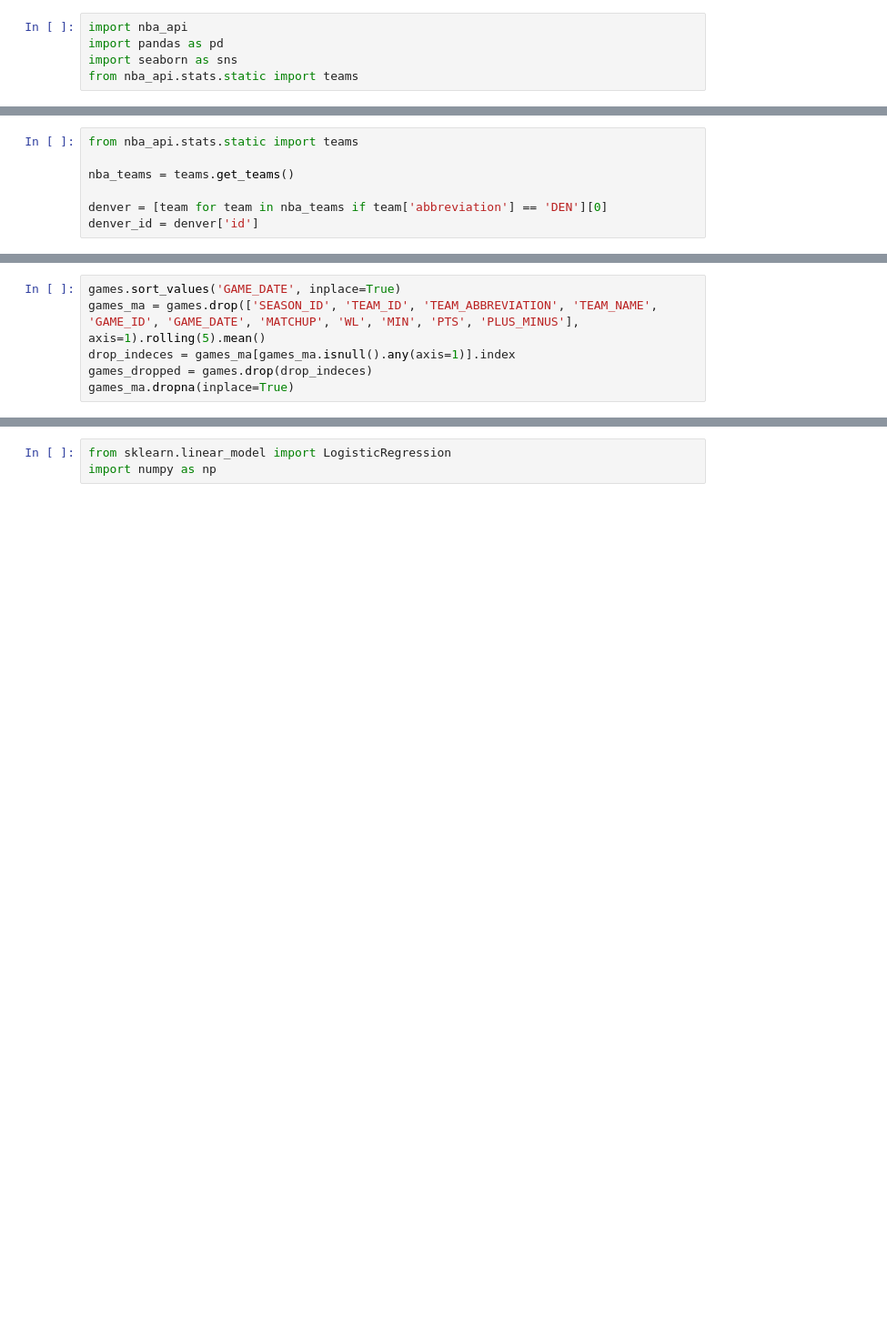
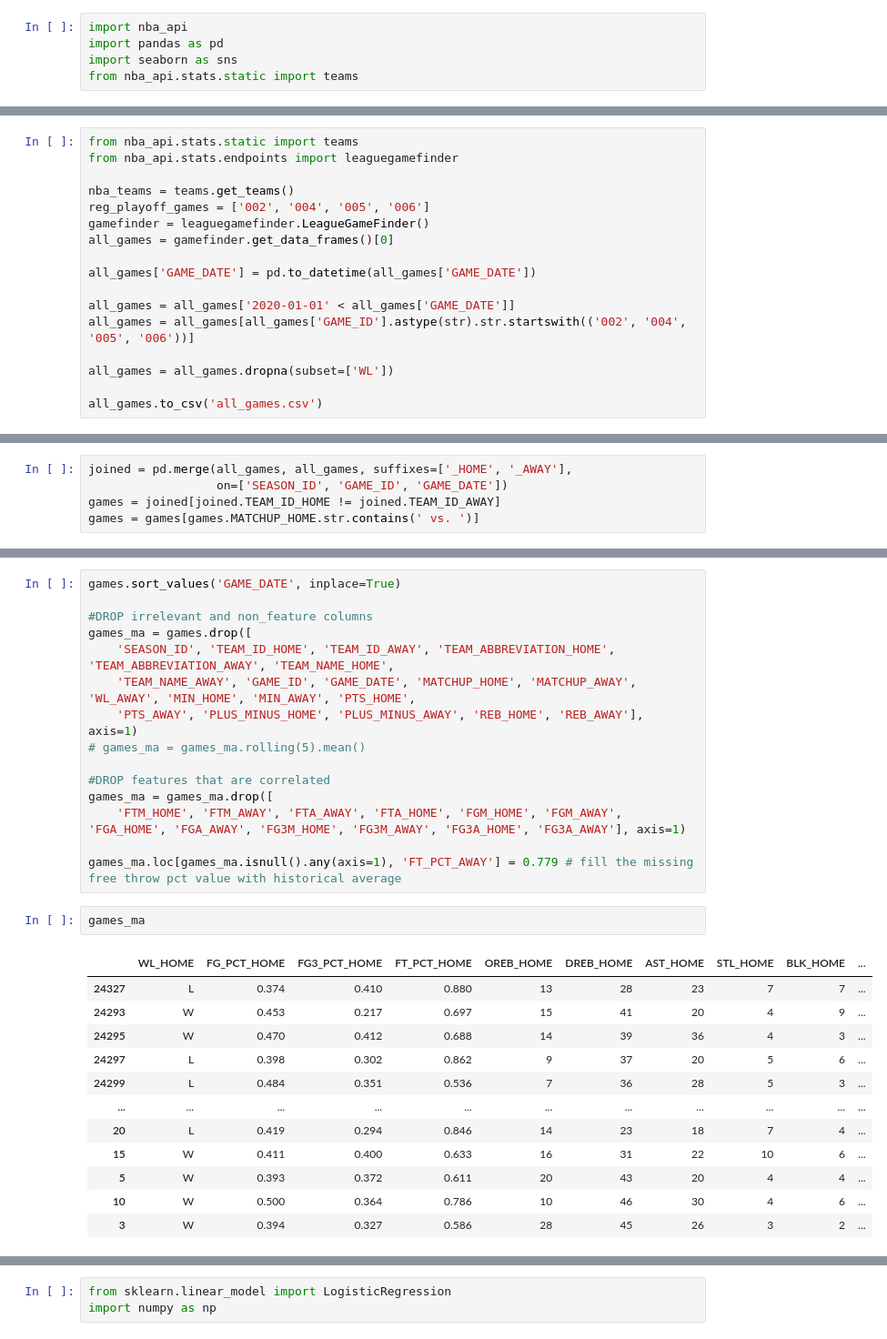
Before and after one commit to joncokisler/nba_odds_prediction_analysis, a Jupyter notebook: notebooks/team_win_loss_model.ipynb, the cells around one changed output, grey strips where cells are left out. Shown at 91% size. Cells and saved outputs as stored; diff of their text form; blank space fills up the shorter version.

Commit message:
concatanate team stats by game to HOME and AWAY

```diff
--- a/notebooks/team_win_loss_model.ipynb
+++ b/notebooks/team_win_loss_model.ipynb
@@ -6,7 +15,17 @@ from nba_api.stats.static import teams
 # %%
 from nba_api.stats.static import teams
+from nba_api.stats.endpoints import leaguegamefinder
 
 nba_teams = teams.get_teams()
+reg_playoff_games = ['002', '004', '005', '006']
+gamefinder = leaguegamefinder.LeagueGameFinder()
+all_games = gamefinder.get_data_frames()[0]
 
-denver = [team for team in nba_teams if team['abbreviation'] == 'DEN'][0]
-denver_id = denver['id']
+all_games['GAME_DATE'] = pd.to_datetime(all_games['GAME_DATE'])
+
+all_games = all_games['2020-01-01' < all_games['GAME_DATE']]
+all_games = all_games[all_games['GAME_ID'].astype(str).str.startswith(('002', '004', '005', '006'))]
+
+all_games = all_games.dropna(subset=['WL'])
+
+all_games.to_csv('all_games.csv')
@@ -113,0 +34,5 @@ games
+# %%
+joined = pd.merge(all_games, all_games, suffixes=['_HOME', '_AWAY'],
+                  on=['SEASON_ID', 'GAME_ID', 'GAME_DATE'])
+games = joined[joined.TEAM_ID_HOME != joined.TEAM_ID_AWAY]
+games = games[games.MATCHUP_HOME.str.contains(' vs. ')]
@@ -114,6 +56,30 @@ games
 # %%
 games.sort_values('GAME_DATE', inplace=True)
-games_ma = games.drop(['SEASON_ID', 'TEAM_ID', 'TEAM_ABBREVIATION', 'TEAM_NAME', 'GAME_ID', 'GAME_DATE', 'MATCHUP', 'WL', 'MIN', 'PTS', 'PLUS_MINUS'], axis=1).rolling(5).mean()
-drop_indeces = games_ma[games_ma.isnull().any(axis=1)].index
-games_dropped = games.drop(drop_indeces)
-games_ma.dropna(inplace=True)
+
+#DROP irrelevant and non_feature columns
+games_ma = games.drop([
+    'SEASON_ID', 'TEAM_ID_HOME', 'TEAM_ID_AWAY', 'TEAM_ABBREVIATION_HOME', 'TEAM_ABBREVIATION_AWAY', 'TEAM_NAME_HOME',
+    'TEAM_NAME_AWAY', 'GAME_ID', 'GAME_DATE', 'MATCHUP_HOME', 'MATCHUP_AWAY', 'WL_AWAY', 'MIN_HOME', 'MIN_AWAY', 'PTS_HOME',
+    'PTS_AWAY', 'PLUS_MINUS_HOME', 'PLUS_MINUS_AWAY', 'REB_HOME', 'REB_AWAY'], axis=1)
+# games_ma = games_ma.rolling(5).mean()
+
+#DROP features that are correlated
+games_ma = games_ma.drop([
+    'FTM_HOME', 'FTM_AWAY', 'FTA_AWAY', 'FTA_HOME', 'FGM_HOME', 'FGM_AWAY', 'FGA_HOME', 'FGA_AWAY', 'FG3M_HOME', 'FG3M_AWAY', 'FG3A_HOME', 'FG3A_AWAY'], axis=1)
+
+games_ma.loc[games_ma.isnull().any(axis=1), 'FT_PCT_AWAY'] = 0.779 # fill the missing free throw pct value with historical average
+# %%
+games_ma
+# %% [output]
+|  | WL_HOME | FG_PCT_HOME | FG3_PCT_HOME | FT_PCT_HOME | OREB_HOME | DREB_HOME | AST_HOME | STL_HOME | BLK_HOME | ... |
+| 24327 | L | 0.374 | 0.410 | 0.880 | 13 | 28 | 23 | 7 | 7 | ... |
+| 24293 | W | 0.453 | 0.217 | 0.697 | 15 | 41 | 20 | 4 | 9 | ... |
+| 24295 | W | 0.470 | 0.412 | 0.688 | 14 | 39 | 36 | 4 | 3 | ... |
+| 24297 | L | 0.398 | 0.302 | 0.862 | 9 | 37 | 20 | 5 | 6 | ... |
+| 24299 | L | 0.484 | 0.351 | 0.536 | 7 | 36 | 28 | 5 | 3 | ... |
+| ... | ... | ... | ... | ... | ... | ... | ... | ... | ... | ... |
+| 20 | L | 0.419 | 0.294 | 0.846 | 14 | 23 | 18 | 7 | 4 | ... |
+| 15 | W | 0.411 | 0.400 | 0.633 | 16 | 31 | 22 | 10 | 6 | ... |
+| 5 | W | 0.393 | 0.372 | 0.611 | 20 | 43 | 20 | 4 | 4 | ... |
+| 10 | W | 0.500 | 0.364 | 0.786 | 10 | 46 | 30 | 4 | 6 | ... |
+| 3 | W | 0.394 | 0.327 | 0.586 | 28 | 45 | 26 | 3 | 2 | ... |
```
Also changed, not shown: parts of 18 cells of this notebook.
